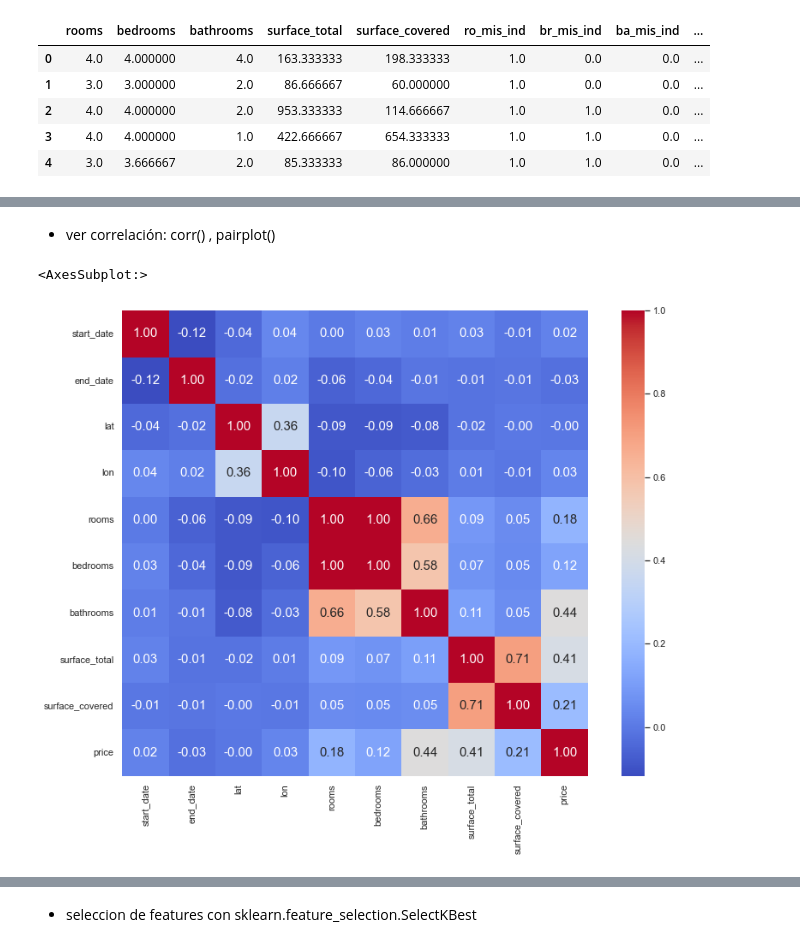
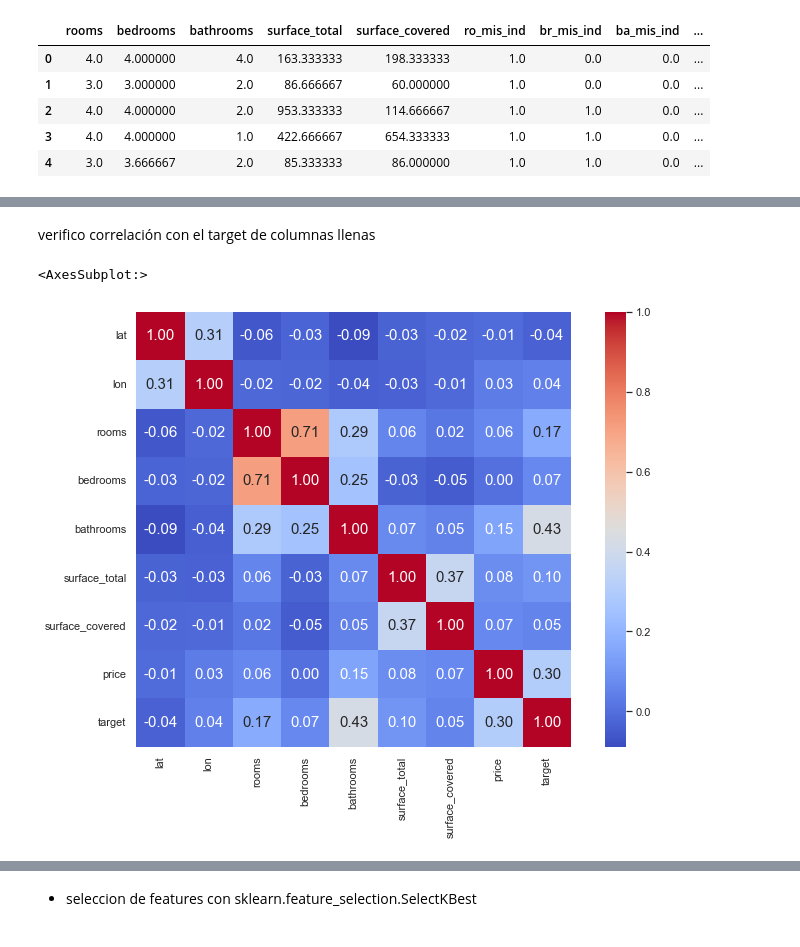
Before and after one commit to CesarG2022/DATATHON_ML, a Jupyter notebook: DATATHON_ML.ipynb, the cells around one changed output, grey strips where cells are left out. Drawn from its saved outputs; the diff is of its cells as text; code cells hidden in the pictures.

```diff
--- a/DATATHON_ML.ipynb
+++ b/DATATHON_ML.ipynb
@@ -194,8 +201,8 @@ Index(['rooms', 'bedrooms', 'bathrooms', 'surface_total', 'surface_covered',
 imputer_rooms = KNNImputer(n_neighbors=3, add_indicator=True)
 rooms_filled_array = imputer_rooms.fit_transform(dummies)
 # %%
-# elimino dummies de array que resulta de la imputación
-# rooms_filled_array = np.delete(rooms_filled_array,list(range(5,13)),axis=1)
+#elimino dummies de array que resulta de la imputación
+rooms_filled_array = np.delete(rooms_filled_array,list(range(5,13)),axis=1)
 # %%
 # corvierto a dataframe al arraycorregido resultado de la imputación
 rooms_filledcolumns=[['rooms', 'bedrooms', 'bathrooms', 'surface_total', 'surface_covered','ro_mis_ind','br_mis_ind','ba_mis_ind','st_mis_ind','sc_mis_ind']]
@@ -283,14 +230,12 @@ plt.show()
-# %% [markdown]
-- ver correlación: corr() , pairplot()
+# %% [markdown]
+verifico correlación con el target de columnas llenas
 # %%
-# se crea matriz de correlación entre variables numericas
-corr = data_train[['start_date', 'end_date', 'lat', 'lon', 'rooms', 'bedrooms', 'bathrooms', 'surface_total',
-       'surface_covered', 'price']].corr(method='pearson')
+corr_sf_filled = data_train_sf[['lat', 'lon', 'rooms', 'bedrooms', 'bathrooms', 'surface_total',
+       'surface_covered', 'price','target']].corr(method='pearson')
 # %%
-
-plt.figure(figsize=(14,10))
-cols_heatmap=['start_date', 'end_date', 'lat', 'lon', 'rooms', 'bedrooms', 'bathrooms', 'surface_total', 'surface_covered', 'price']
-sns.heatmap(corr, square=True, annot=True, cmap='coolwarm', fmt='.2f', annot_kws={'size':15}, xticklabels=cols_heatmap, yticklabels=cols_heatmap)
+plt.figure(figsize=(12,8))
+cols_heatmap=['lat', 'lon', 'rooms', 'bedrooms', 'bathrooms', 'surface_total', 'surface_covered', 'price','target']
+sns.heatmap(corr_sf_filled, square=True, annot=True, cmap='coolwarm', fmt='.2f', annot_kws={'size':15}, xticklabels=cols_heatmap, yticklabels=cols_heatmap)
 # %% [output]
 <AxesSubplot:>
-[figure, old version]
+[figure, new version]
```
Also changed, not shown: parts of 94 cells of this notebook, 3 other files.
